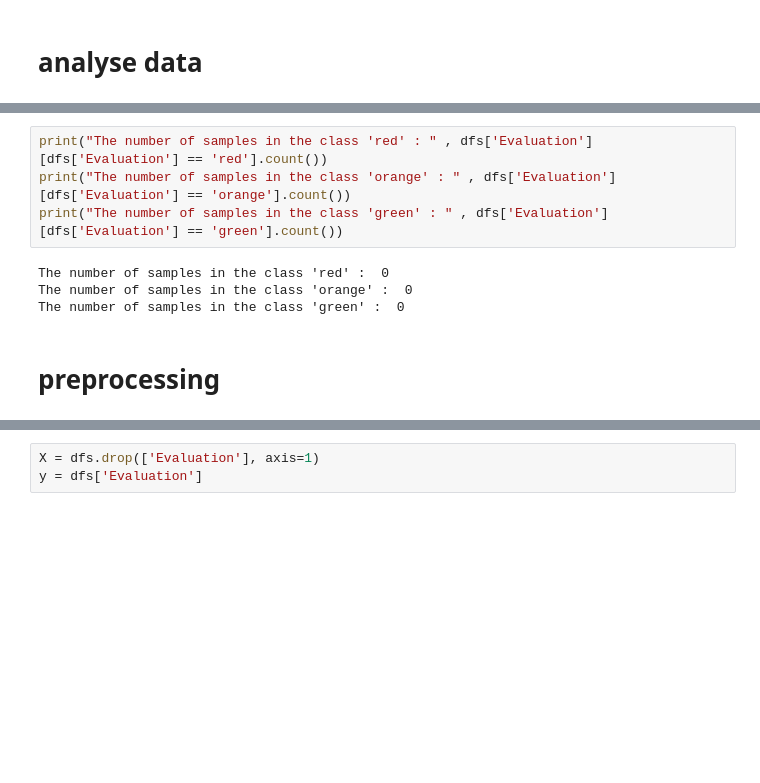
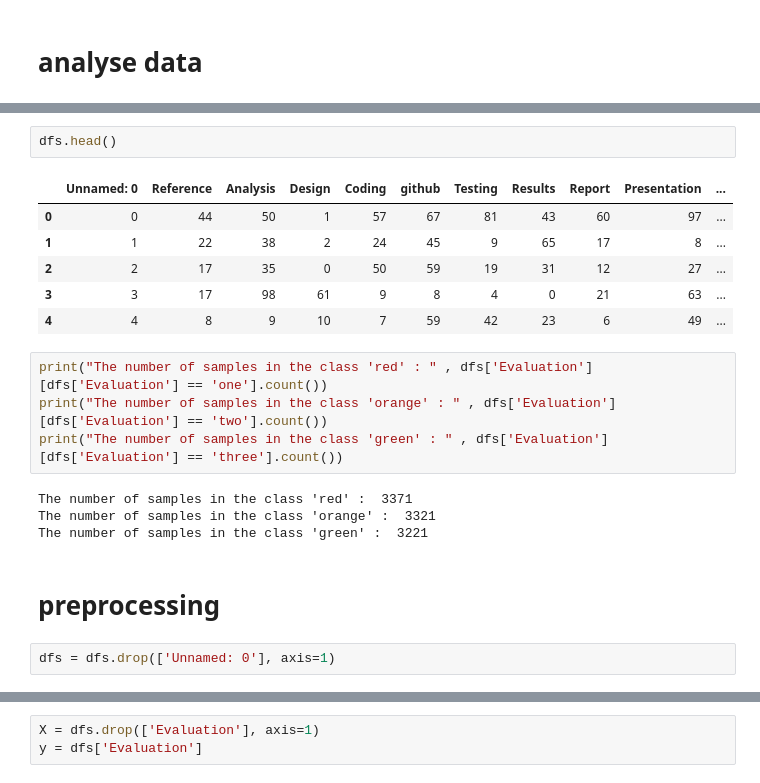
Before and after one commit to FatenHussen/Project-Management-and-evaluation, a Jupyter notebook: ML/neural_network.ipynb, the cells around one changed output, grey strips where cells are left out. Drawn from its saved outputs; the diff is of its cells as text; blank space fills up the shorter version.

```diff
--- a/ML/neural_network.ipynb
+++ b/ML/neural_network.ipynb
@@ -20,13 +20,24 @@ Index(['Std_id', 'Reference', 'Analysis', 'Design', 'Coding', 'github',
        'Testing', 'Results', 'Report', 'Presentation', 'Proposal',
        'NumOfMeetings', 'Evaluation'],
       dtype='object')
+# %%
+dfs.head()
+# %% [output]
+|  | Unnamed: 0 | Reference | Analysis | Design | Coding | github | Testing | Results | Report | Presentation | ... |
+| 0 | 0 | 44 | 50 | 1 | 57 | 67 | 81 | 43 | 60 | 97 | ... |
+| 1 | 1 | 22 | 38 | 2 | 24 | 45 | 9 | 65 | 17 | 8 | ... |
+| 2 | 2 | 17 | 35 | 0 | 50 | 59 | 19 | 31 | 12 | 27 | ... |
+| 3 | 3 | 17 | 98 | 61 | 9 | 8 | 4 | 0 | 21 | 63 | ... |
+| 4 | 4 | 8 | 9 | 10 | 7 | 59 | 42 | 23 | 6 | 49 | ... |
 # %%
-print("The number of samples in the class 'red' : " , dfs['Evaluation'][dfs['Evaluation'] == 'red'].count())
-print("The number of samples in the class 'orange' : " , dfs['Evaluation'][dfs['Evaluation'] == 'orange'].count())
-print("The number of samples in the class 'green' : " , dfs['Evaluation'][dfs['Evaluation'] == 'green'].count())
+print("The number of samples in the class 'red' : " , dfs['Evaluation'][dfs['Evaluation'] == 'one'].count())
+print("The number of samples in the class 'orange' : " , dfs['Evaluation'][dfs['Evaluation'] == 'two'].count())
+print("The number of samples in the class 'green' : " , dfs['Evaluation'][dfs['Evaluation'] == 'three'].count())
 # %% [output]
-The number of samples in the class 'red' :  0
-The number of samples in the class 'orange' :  0
-The number of samples in the class 'green' :  0
+The number of samples in the class 'red' :  3371
+The number of samples in the class 'orange' :  3321
+The number of samples in the class 'green' :  3221
 # %% [markdown]
 # preprocessing
+# %%
+dfs = dfs.drop(['Unnamed: 0'], axis=1)
```
Also changed, not shown: parts of 12 cells of this notebook, 1 other file.
